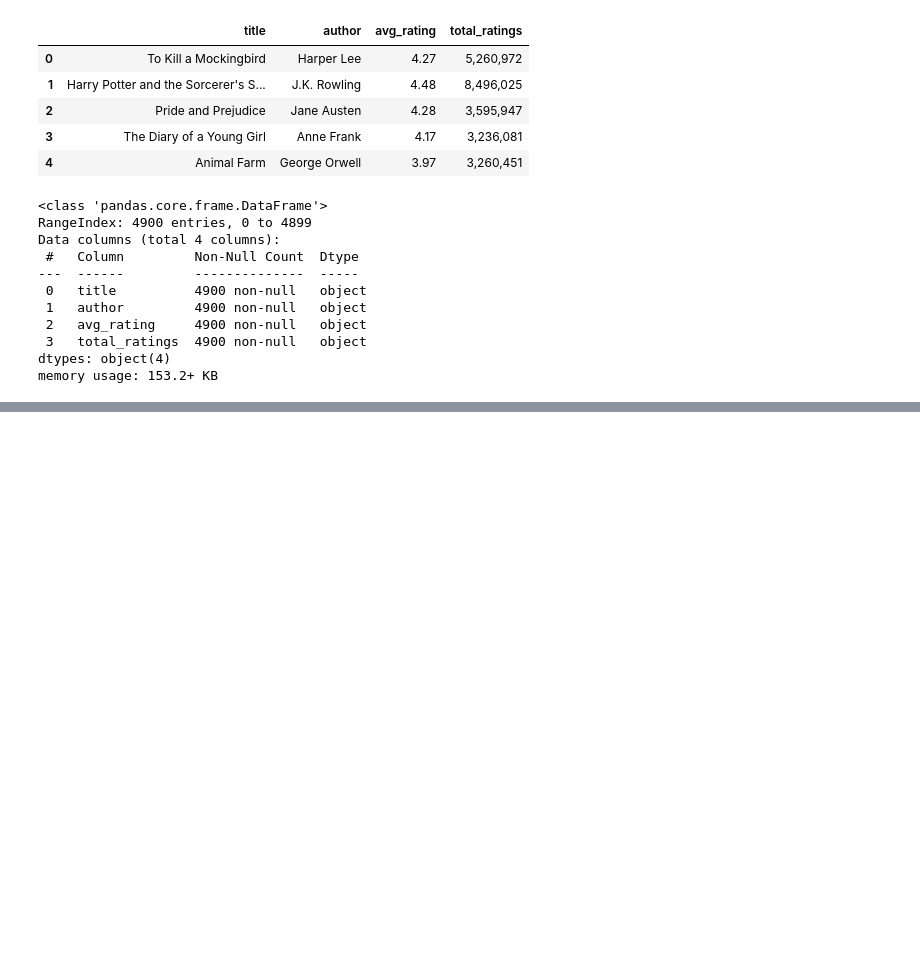
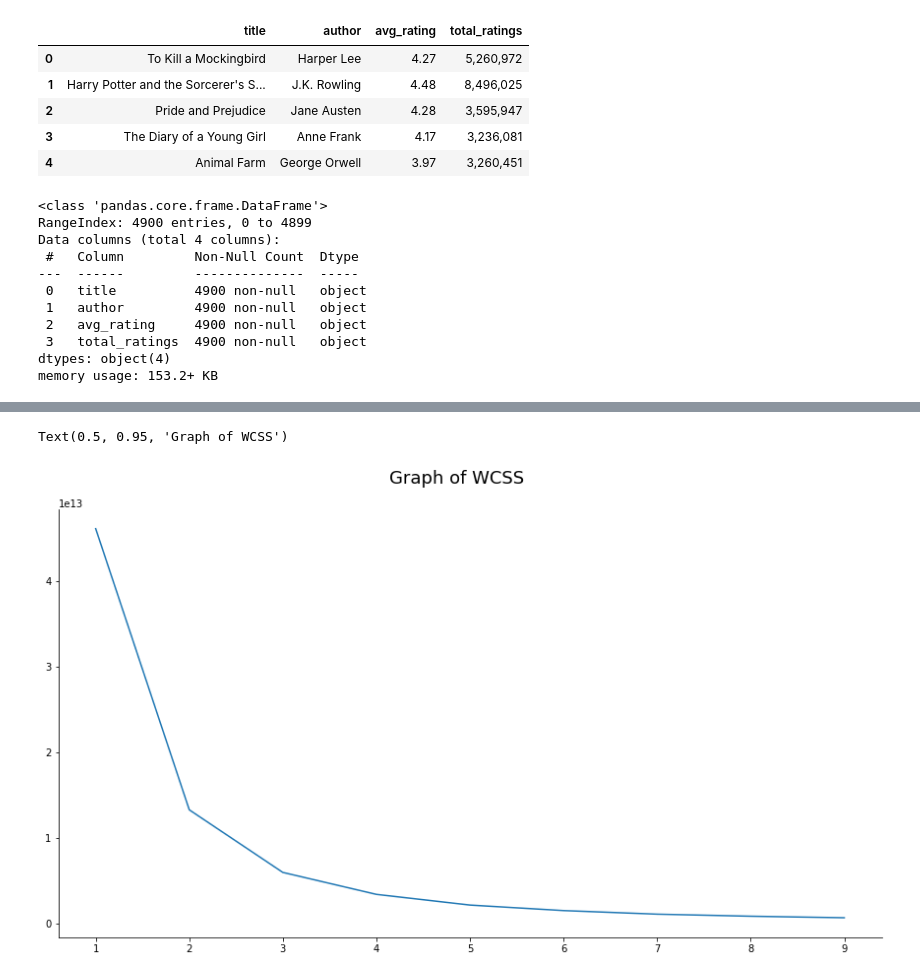
Before and after one commit to Lostinworlds/ClusteringReadingList, a Jupyter notebook: clusters-in-goodreads-reading-list.ipynb, the cells around one changed output, grey strips where cells are left out. Cells and saved outputs as stored; diff of their text form; code cells hidden in the pictures; blank space fills up the shorter version.

```diff
--- a/clusters-in-goodreads-reading-list.ipynb
+++ b/clusters-in-goodreads-reading-list.ipynb
@@ -364,0 +324,12 @@ sns.despine(top = True, right = True, left = False, bottom = False)
+# %%
+# plot WCSS values
+plt.figure(figsize =(15,8))
+number_clusters = range (1,10)
+plt.plot(number_clusters, wcss)
+
+# format graph
+sns.despine(top = True, right = True, left = False, bottom = False)
+plt.suptitle("Graph of WCSS", fontsize = 18, y =.95)
+# %% [output]
+Text(0.5, 0.95, 'Graph of WCSS')
+[figure, added]
```
Also changed, not shown: parts of 75 cells of this notebook.
